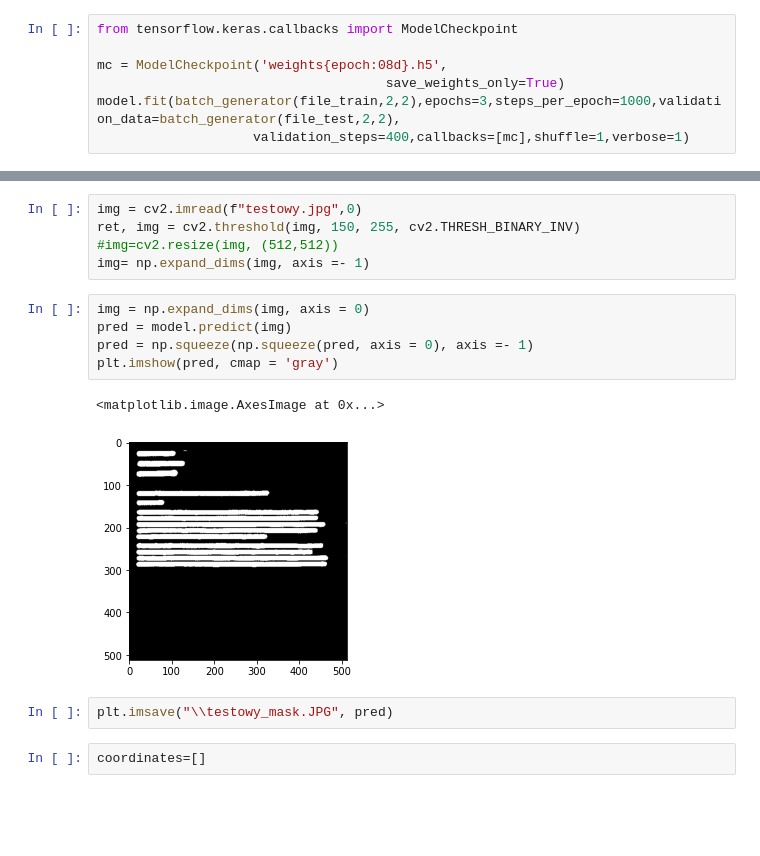
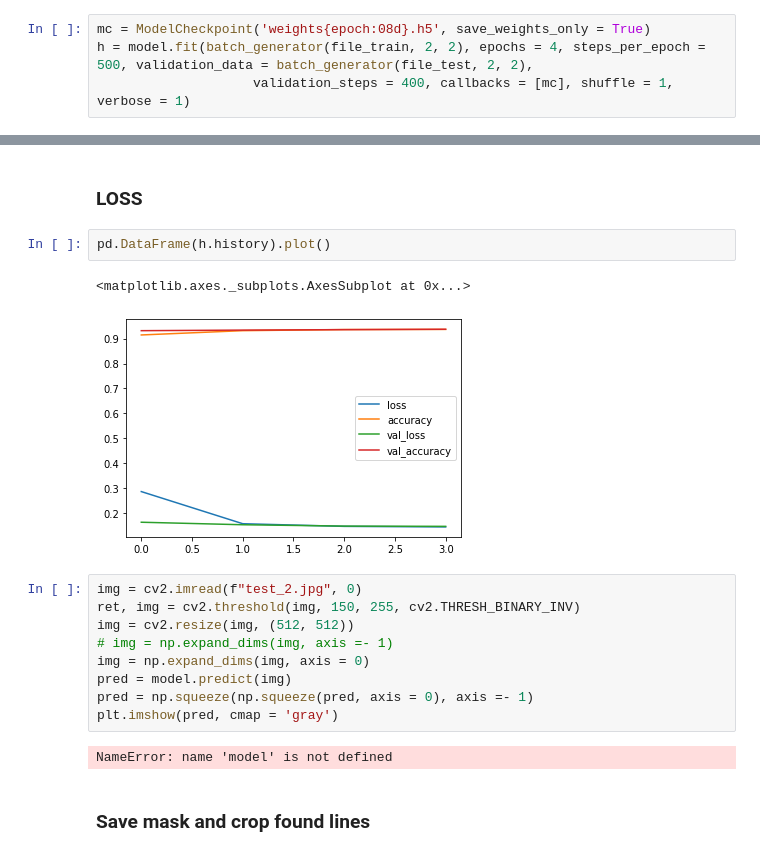
Before and after one commit to baluszynski/OCR, a Jupyter notebook: line_detection_model.ipynb, the cells around one changed output, grey strips where cells are left out. Drawn from its saved outputs; the diff is of its cells as text; blank space fills up the shorter version.

```diff
--- a/line_detection_model.ipynb
+++ b/line_detection_model.ipynb
@@ -170,8 +192,5 @@ plt.imshow(np.squeeze(seg[:,:,:,0],axis=0), cmap='gray')
 # %%
-from tensorflow.keras.callbacks import ModelCheckpoint
-
-mc = ModelCheckpoint('weights{epoch:08d}.h5',
-                                     save_weights_only=True)
-model.fit(batch_generator(file_train,2,2),epochs=3,steps_per_epoch=1000,validation_data=batch_generator(file_test,2,2),
-                    validation_steps=400,callbacks=[mc],shuffle=1,verbose=1)
+mc = ModelCheckpoint('weights{epoch:08d}.h5', save_weights_only = True)
+h = model.fit(batch_generator(file_train, 2, 2), epochs = 4, steps_per_epoch = 500, validation_data = batch_generator(file_test, 2, 2),
+                    validation_steps = 400, callbacks = [mc], shuffle = 1, verbose = 1)
 # %% [output]
@@ -179,18 +205,21 @@ Epoch 1/3
+# %% [markdown]
+### LOSS
+# %%
+pd.DataFrame(h.history).plot()
+# %% [output]
+<matplotlib.axes._subplots.AxesSubplot at 0x...>
+[figure, added]
 # %%
-img = cv2.imread(f"testowy.jpg",0)
+img = cv2.imread(f"test_2.jpg", 0)
 ret, img = cv2.threshold(img, 150, 255, cv2.THRESH_BINARY_INV)
-#img=cv2.resize(img, (512,512))
-img= np.expand_dims(img, axis =- 1)
+img = cv2.resize(img, (512, 512))
+# img = np.expand_dims(img, axis =- 1)
+img = np.expand_dims(img, axis = 0)
+pred = model.predict(img)
+pred = np.squeeze(np.squeeze(pred, axis = 0), axis =- 1)
+plt.imshow(pred, cmap = 'gray')
+# %% [output]
+NameError: name 'model' is not defined
-# %%
-img = np.expand_dims(img, axis = 0)
-pred = model.predict(img)
-pred = np.squeeze(np.squeeze(pred, axis = 0), axis =- 1)
-plt.imshow(pred, cmap = 'gray')
-# %% [output]
-<matplotlib.image.AxesImage at 0x...>
-[figure, removed]
-# %%
-plt.imsave("\\testowy_mask.JPG", pred)
-# %%
-coordinates=[]
+# %% [markdown]
+### Save mask and crop found lines
 # %%
```
Also changed, not shown: parts of 15 cells of this notebook, 1 other file.
